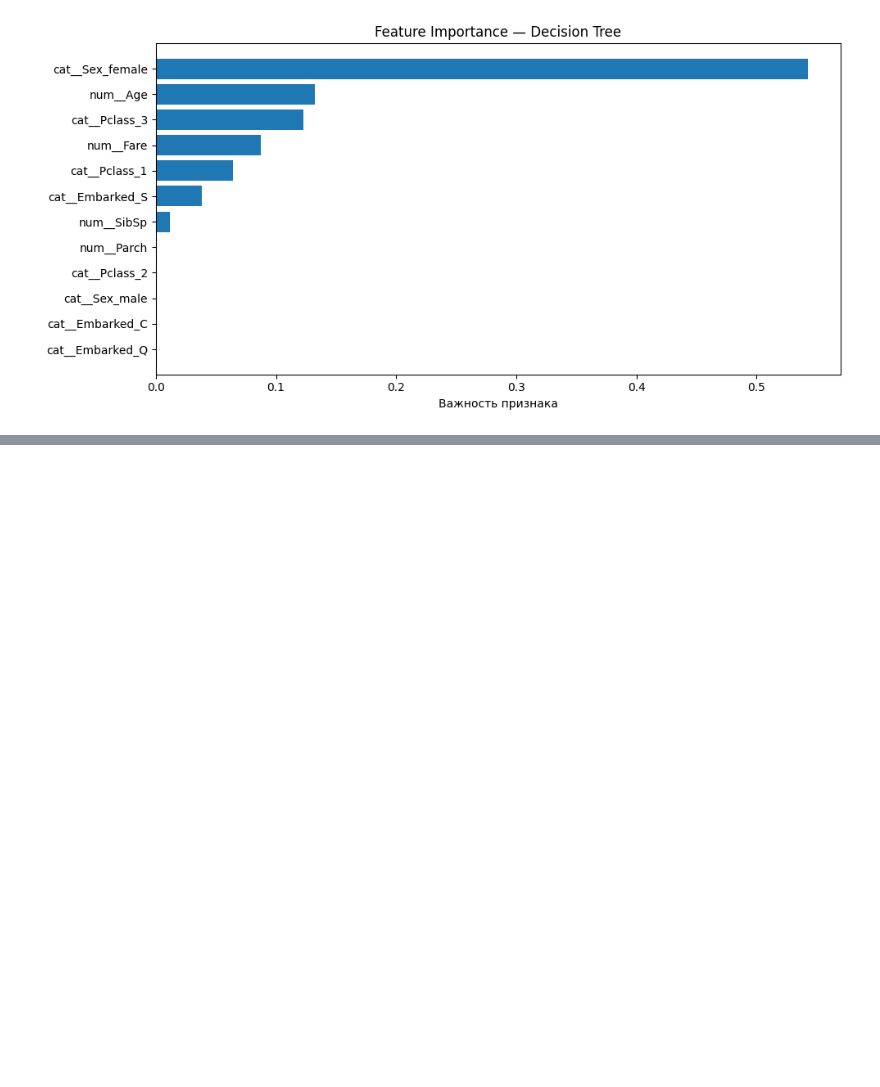
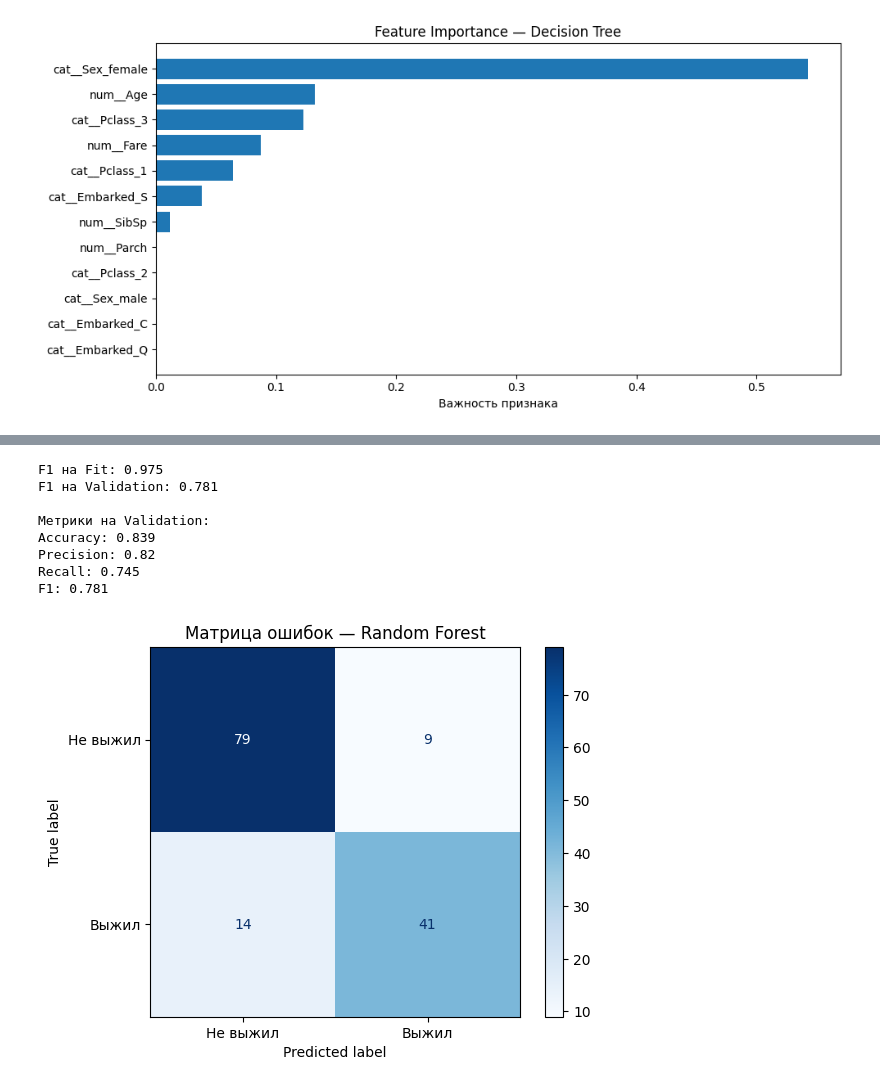
Before and after one commit to stdt106/ml_course_mai, a Jupyter notebook: lab02/lab02.ipynb, the cells around one changed output, grey strips where cells are left out. Cells and saved outputs as stored; diff of their text form; code cells hidden in the pictures; blank space fills up the shorter version.

```diff
--- a/lab02/lab02.ipynb
+++ b/lab02/lab02.ipynb
@@ -458,0 +470,43 @@ plt.show()
+# %%
+from sklearn.ensemble import RandomForestClassifier
+
+forest = RandomForestClassifier(
+    n_estimators=200,
+    random_state=42,
+    n_jobs=-1
+)
+
+forest.fit(X_fit_processed, y_fit)
+
+y_pred_forest_fit = forest.predict(X_fit_processed)
+y_pred_forest_val = forest.predict(X_val_processed)
+
+print("F1 на Fit:", round(f1_score(y_fit, y_pred_forest_fit), 3))
+print("F1 на Validation:", round(f1_score(y_val, y_pred_forest_val), 3))
+
+print("\nМетрики на Validation:")
+print("Accuracy:", round(accuracy_score(y_val, y_pred_forest_val), 3))
+print("Precision:", round(precision_score(y_val, y_pred_forest_val), 3))
+print("Recall:", round(recall_score(y_val, y_pred_forest_val), 3))
+print("F1:", round(f1_score(y_val, y_pred_forest_val), 3))
+
+ConfusionMatrixDisplay.from_predictions(
+    y_val,
+    y_pred_forest_val,
+    labels=[0, 1],
+    display_labels=["Не выжил", "Выжил"],
+    cmap="Blues"
+)
+
+plt.title("Матрица ошибок — Random Forest")
+plt.show()
+# %% [output]
+F1 на Fit: 0.975
+F1 на Validation: 0.781
+
+Метрики на Validation:
+Accuracy: 0.839
+Precision: 0.82
+Recall: 0.745
+F1: 0.781
+[figure, added]
```
Also changed, not shown: parts of 3 cells of this notebook.
